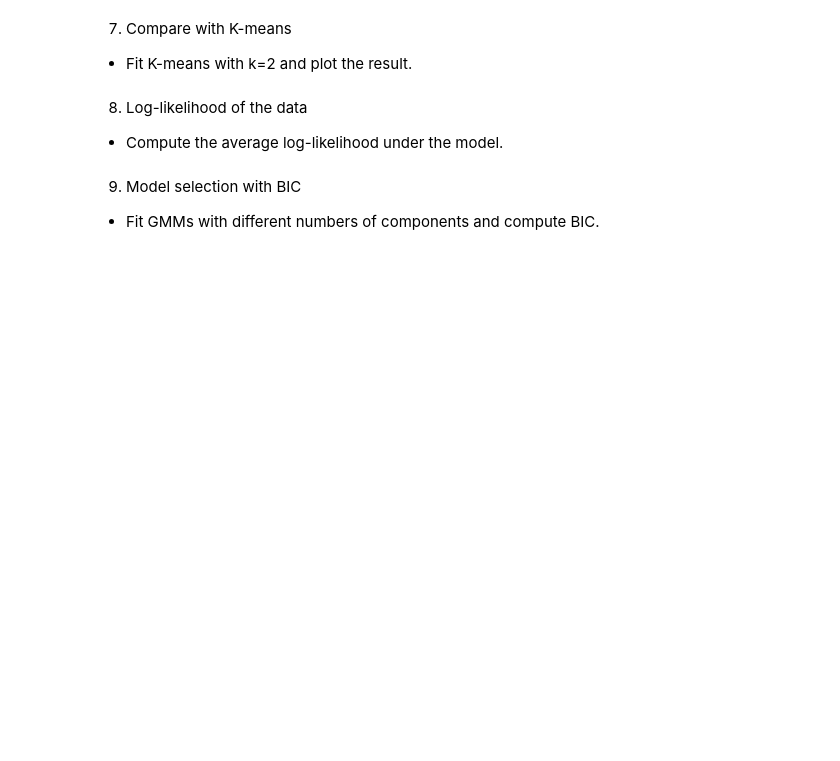
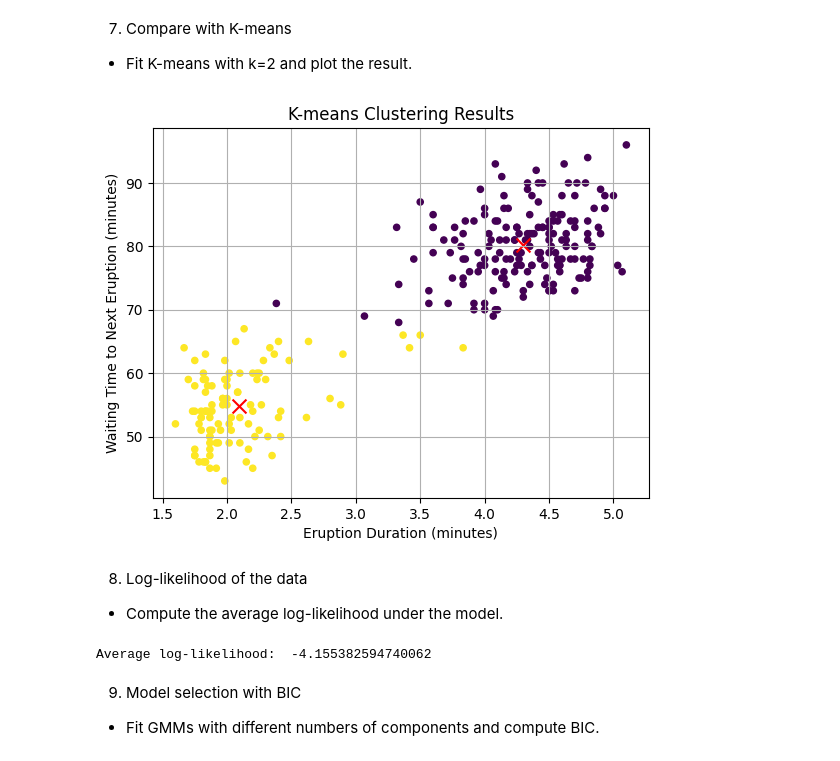
Before and after one commit to leonnmarcoo/CCADMACL_EXERCISES_COM232, a Jupyter notebook: Exercise 5B.ipynb, the cells around one changed output. Saved outputs shown, nothing was run; the diff lists cells and outputs as text; code cells hidden in the pictures; blank space fills up the shorter version.

```diff
--- a/Exercise 5B.ipynb
+++ b/Exercise 5B.ipynb
@@ -102,3 +150,23 @@ Print the following variables:
+# %%
+kmeans = KMeans(n_clusters=2, random_state=42)
+labels_km = kmeans.fit_predict(X)
+
+plt.scatter(df['eruptions'], df['waiting'], c=labels_km, cmap='viridis', s=20)
+plt.scatter(
+    kmeans.cluster_centers_[:, 0],
+    kmeans.cluster_centers_[:, 1],
+    c="red",
+    marker='x',
+    s=100
+)
+
+plt.title("K-means Clustering Results")
+plt.xlabel('Eruption Duration (minutes)')
+plt.ylabel('Waiting Time to Next Eruption (minutes)')
+plt.grid(True)
+plt.show()
+# %% [output]
+[figure, added]
 # %% [markdown]
 8. Log-likelihood of the data
 - Compute the average log-likelihood under the model.
@@ -107,3 +173,8 @@ Print the following variables:
+# %%
+log_likelihood = gmm.score(X)
+print("Average log-likelihood: ", log_likelihood)
+# %% [output]
+Average log-likelihood:  -4.155382594740062
 # %% [markdown]
 9. Model selection with BIC
 - Fit GMMs with different numbers of components and compute BIC.
```
Also changed, not shown: parts of 18 cells of this notebook.
